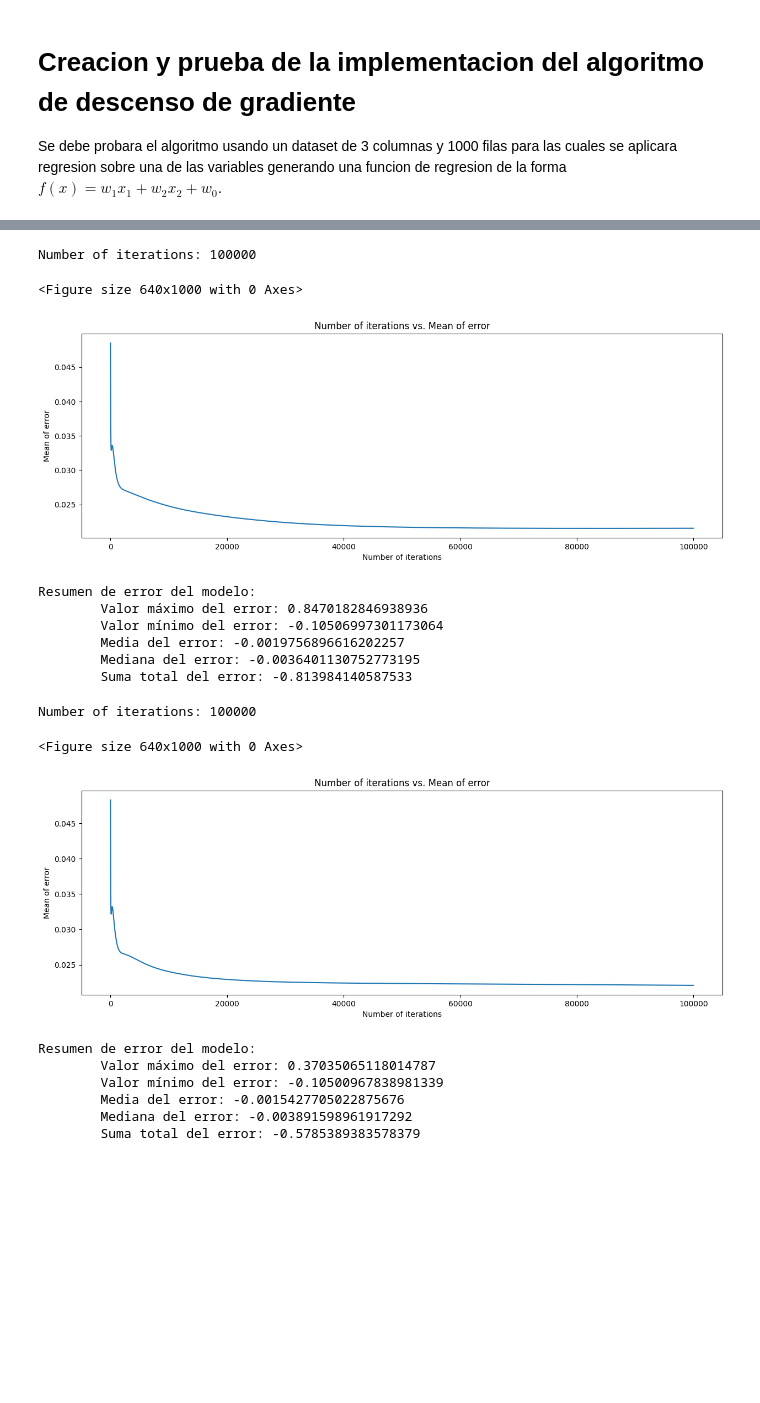
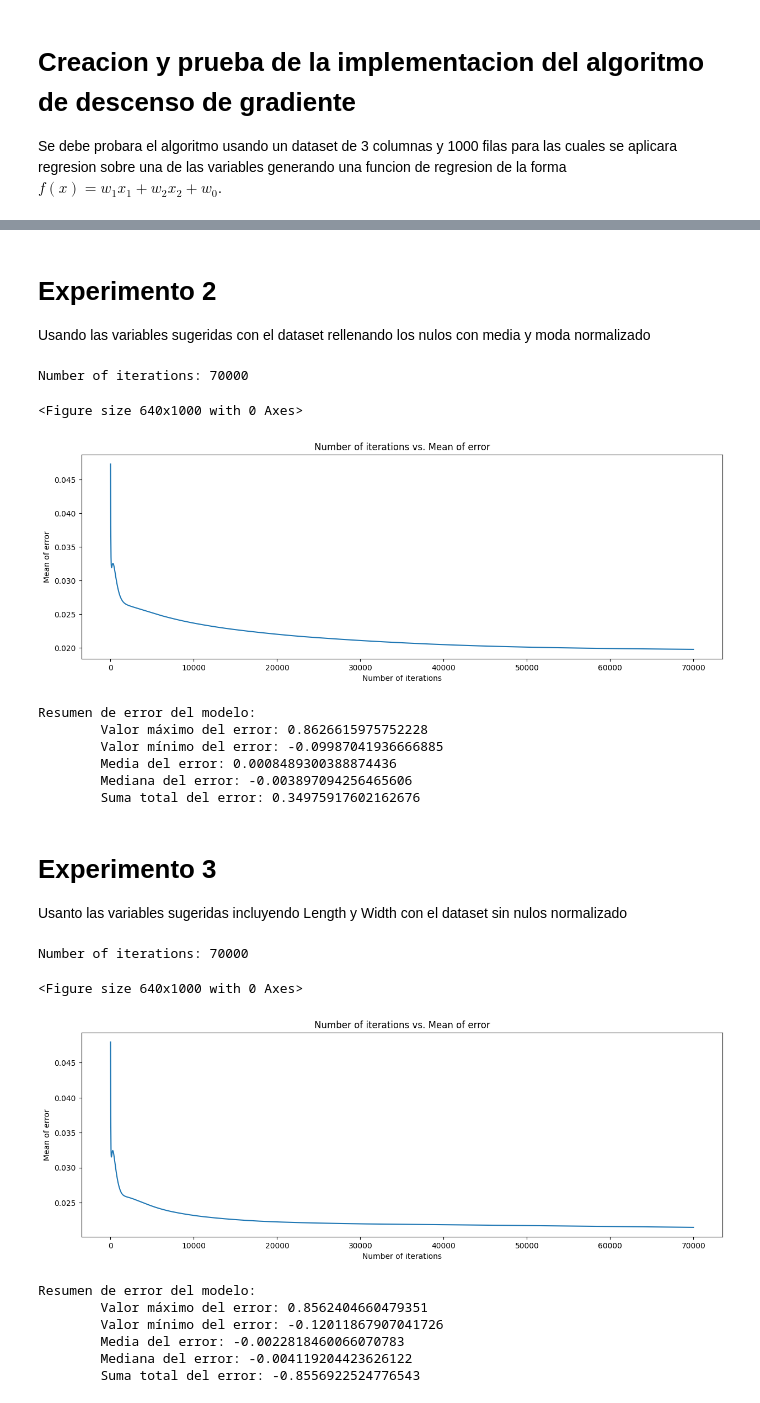
Before and after one commit to danielrobapaz/CI5438-Proyecto1, a Jupyter notebook: testing.ipynb, the cells around one changed output, grey strips where cells are left out. Cells and saved outputs as stored; diff of their text form; code cells hidden in the pictures; blank space fills up the shorter version.

Commit message:
agregando ultimos experimentos

```diff
--- a/testing.ipynb
+++ b/testing.ipynb
@@ -44,4 +44,4 @@ df_not_null_norm = pd.read_csv('datasets/CarDekho_not_null_normalize.csv')
 makers = list(df_not_null_norm['Make'].unique())
 fuel_types = list(df_not_null_norm['Fuel Type'].unique())
 owners = list(df_not_null_norm['Owner'].unique())
-max_iter = 100000
+max_iter = 70000
@@ -79,5 +81,7 @@ Resumen de error del modelo:
+# %% [markdown]
+# Experimento 2
+Usando las variables sugeridas con el dataset rellenando los nulos con media y moda normalizado
 # %%
-## usando las variables de ejemplo dadas con el dataset normalizado rellenando nulos
 df_fill_cat_norm = pd.read_csv('datasets/CarDekho_fill_cat_norm.csv')
 dep_var = 'Price'
 ind_vars = ['Year', 'Kilometer', 'Fuel Tank Capacity', 'Seating Capacity','Manual', 'Automatic'] + fuel_types + owners + makers
@@ -98,43 +102,45 @@ test_set[dep_var] = y_test
 test_set[ind_vars] = x_test
 model_not_null.test_model(test_set=test_set)
 # %% [output]
-Number of iterations: 100000
+Number of iterations: 70000
 <Figure size 640x1000 with 0 Axes>
-[figure, old version]
+[figure, new version]
 Resumen de error del modelo:
-        Valor máximo del error: 0.8470182846938936
-        Valor mínimo del error: -0.10506997301173064
-        Media del error: -0.0019756896616202257
-        Mediana del error: -0.0036401130752773195
-        Suma total del error: -0.813984140587533
+        Valor máximo del error: 0.8626615975752228
+        Valor mínimo del error: -0.09987041936666885
+        Media del error: 0.0008489300388874436
+        Mediana del error: -0.003897094256465606
+        Suma total del error: 0.34975917602162676
+# %% [markdown]
+# Experimento 3
+Usanto las variables sugeridas incluyendo Length y Width con el dataset sin nulos normalizado
 # %%
-## usando las variables de ejemplo + las dimensiones del carro con el dataset normalizado sin nulos
 df_not_null_cat_norm = pd.read_csv('datasets/CarDekho_not_null_cat_norm.csv')
 dep_var = 'Price'
-ind_vars = ['Year', 'Kilometer', 'Fuel Tank Capacity', 'Seating Capacity','Manual', 'Automatic', 'Height', 'Width'] + fuel_types + owners + makers
+ind_vars = ['Year', 'Kilometer', 'Fuel Tank Capacity', 'Seating Capacity','Manual', 'Automatic', 'Length', 'Width'] + fuel_types + owners + makers
 x_train, x_test, y_train, y_test = train_test_split(df_not_null_cat_norm[ind_vars], df_not_null_cat_norm[dep_var], test_size=0.2, random_state=0)
 
 train_set = pd.DataFrame()
 train_set[dep_var] = y_train
 train_set[ind_vars] = x_train
 
 model_not_null = Prediction_model(training_set=train_set,
                                   dep_var=dep_var,
                                   ind_vars=ind_vars)
 
 model_not_null.train_model(max_iter=max_iter)
 
 test_set = pd.DataFrame()
 test_set[dep_var] = y_test
 test_set[ind_vars] = x_test
 model_not_null.test_model(test_set=test_set)
 # %% [output]
-Number of iterations: 100000
+Number of iterations: 70000
 <Figure size 640x1000 with 0 Axes>
-[figure, old version]
+[figure, new version]
 Resumen de error del modelo:
-        Valor máximo del error: 0.37035065118014787
-        Valor mínimo del error: -0.10500967838981339
-        Media del error: -0.0015427705022875676
-        Mediana del error: -0.003891598961917292
-        Suma total del error: -0.5785389383578379
+        Valor máximo del error: 0.8562404660479351
+        Valor mínimo del error: -0.12011867907041726
+        Media del error: -0.0022818460066070783
+        Mediana del error: -0.004119204423626122
+        Suma total del error: -0.8556922524776543
```
Also changed, not shown: parts of 24 cells of this notebook, 9 other files.
